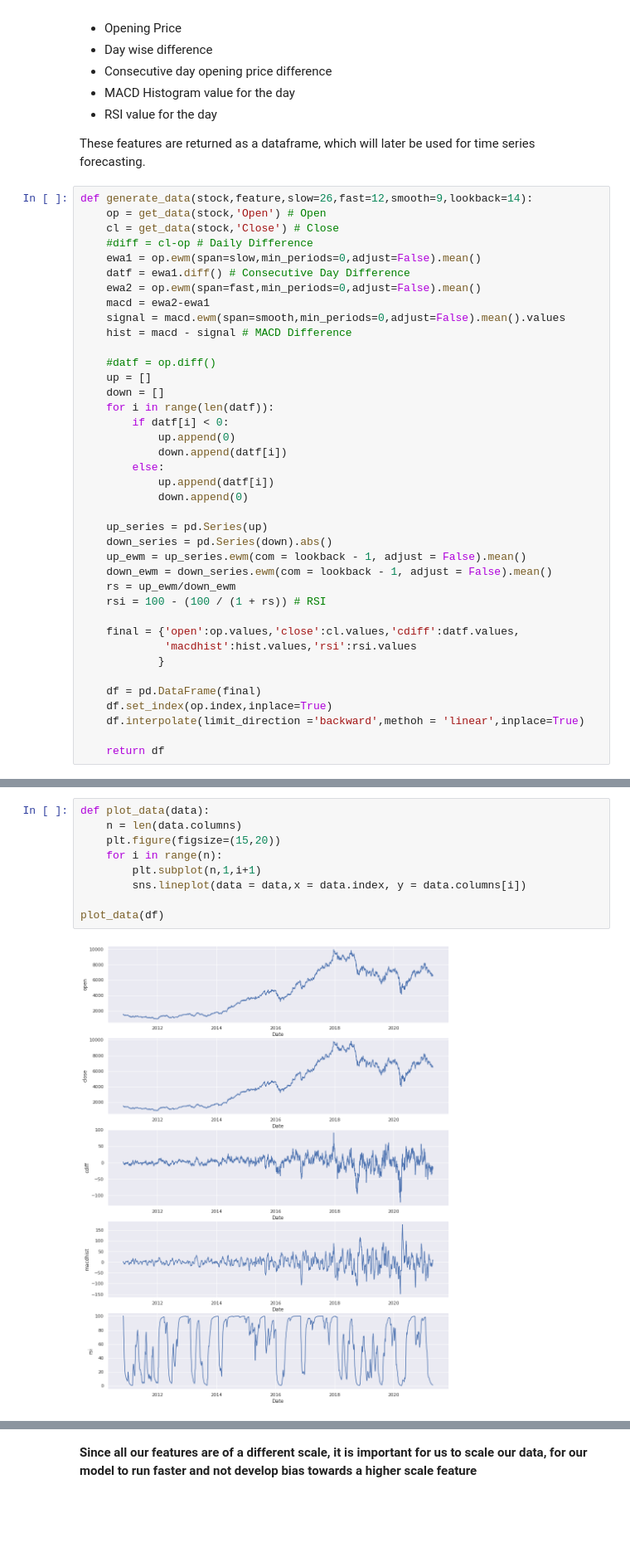
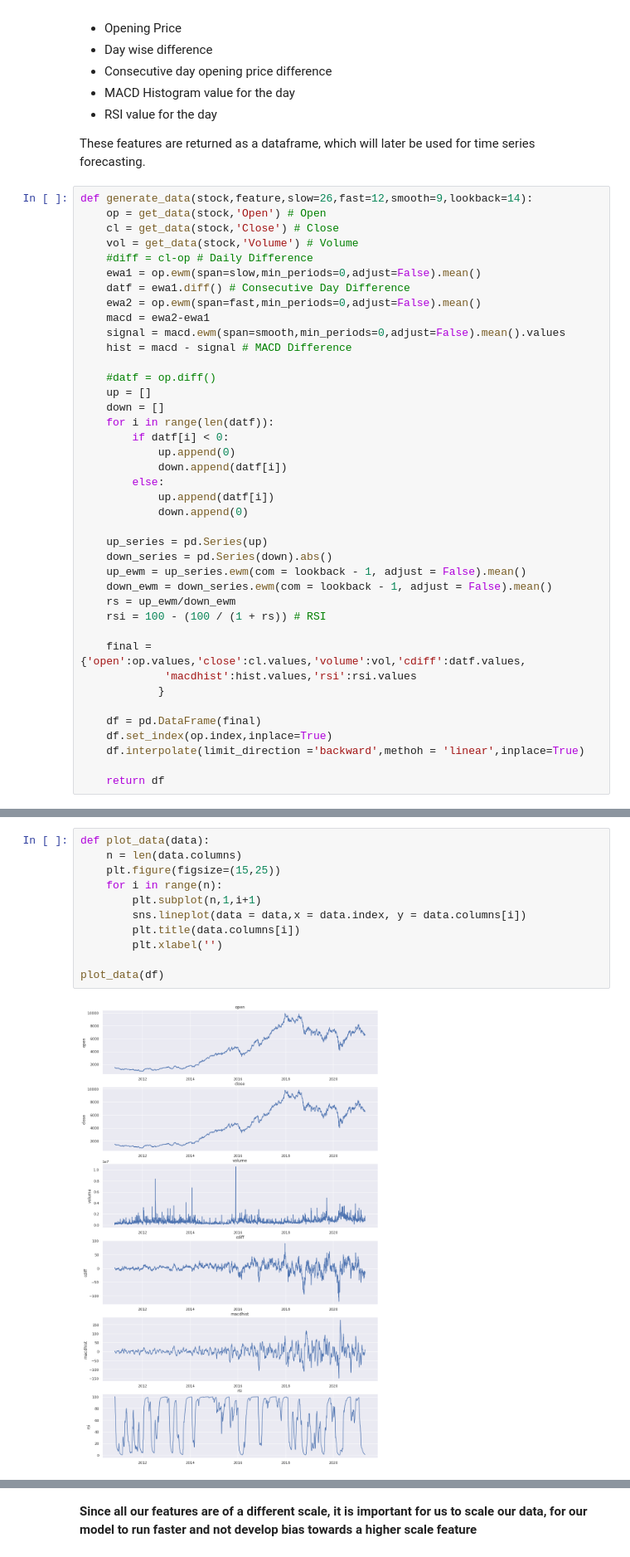
Before and after one commit to AsutoshDalei/stock-work, a Jupyter notebook: Single Stock Analysis.ipynb, the cells around one changed output, grey strips where cells are left out. Shown at 83% size. Cells and saved outputs as stored; diff of their text form; blank space fills up the shorter version.

```diff
--- a/Single Stock Analysis.ipynb
+++ b/Single Stock Analysis.ipynb
@@ -131,6 +132,7 @@ These features are returned as a dataframe, which will later be used for time se
 def generate_data(stock,feature,slow=26,fast=12,smooth=9,lookback=14):
     op = get_data(stock,'Open') # Open
     cl = get_data(stock,'Close') # Close
+    vol = get_data(stock,'Volume') # Volume
     #diff = cl-op # Daily Difference
     ewa1 = op.ewm(span=slow,min_periods=0,adjust=False).mean()
     datf = ewa1.diff() # Consecutive Day Difference
@@ -157,7 +159,7 @@ def generate_data(stock,feature,slow=26,fast=12,smooth=9,lookback=14):
     rs = up_ewm/down_ewm
     rsi = 100 - (100 / (1 + rs)) # RSI
 
-    final = {'open':op.values,'close':cl.values,'cdiff':datf.values,
+    final = {'open':op.values,'close':cl.values,'volume':vol,'cdiff':datf.values,
              'macdhist':hist.values,'rsi':rsi.values
             }
 
@@ -190,14 +192,16 @@ Wall time: 80.3 ms
 # %%
 def plot_data(data):
     n = len(data.columns)
-    plt.figure(figsize=(15,20))
+    plt.figure(figsize=(15,25))
     for i in range(n):
         plt.subplot(n,1,i+1)
         sns.lineplot(data = data,x = data.index, y = data.columns[i])
+        plt.title(data.columns[i])
+        plt.xlabel('')
 
 plot_data(df)
 # %% [output]
-[figure, old version]
+[figure, new version]
 # %%
 df.shape
 # %% [output]
```
Also changed, not shown: parts of 25 cells of this notebook.
